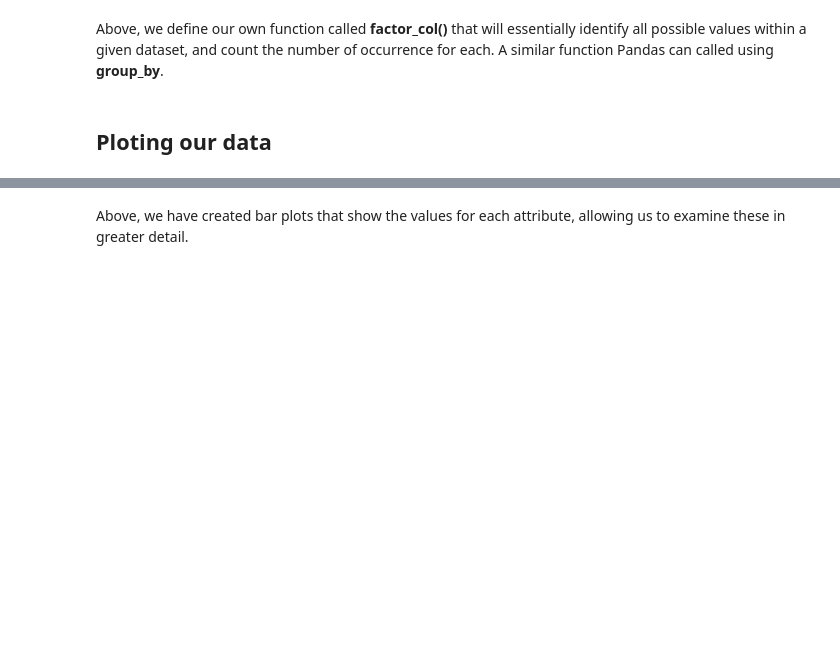
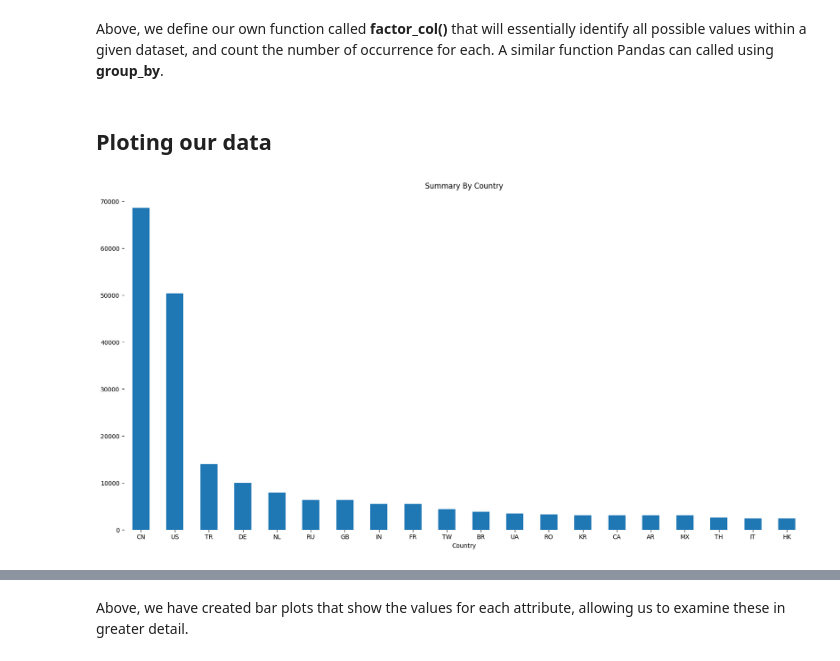
Before and after one commit to Chiko-G3/SDAaV, a Jupyter notebook: activity-02-hello.ipynb, the cells around one changed output, grey strips where cells are left out. Saved outputs shown, nothing was run; the diff lists cells and outputs as text; code cells hidden in the pictures; blank space fills up the shorter version.

```diff
--- a/activity-02-hello.ipynb
+++ b/activity-02-hello.ipynb
@@ -89,16 +179,18 @@ Above, we define our own function called **factor_col()** that will essentially
 # %%
 import matplotlib.pyplot as plt
 import seaborn as sb
 %matplotlib inline
 
 # sort by country
-country_ct = pd.value_counts(av['Country'])
+country_ct = pd.Series.value_counts(av['Country'])
 
 # plot the data
 plt.axes(frameon=0) # reduce chart junk
 country_ct[:20].plot(kind='bar',
    rot=0, title="Summary By Country", figsize=(20,10)).grid(False)
 plt.show()
+# %% [output]
+[figure, added]
 # %%
 plt.axes(frameon=0) # reduce chart junk
 factor_col(av['Reliability']).plot(kind='bar', rot=0,
```
Also changed, not shown: parts of 17 cells of this notebook, 3 other files.
